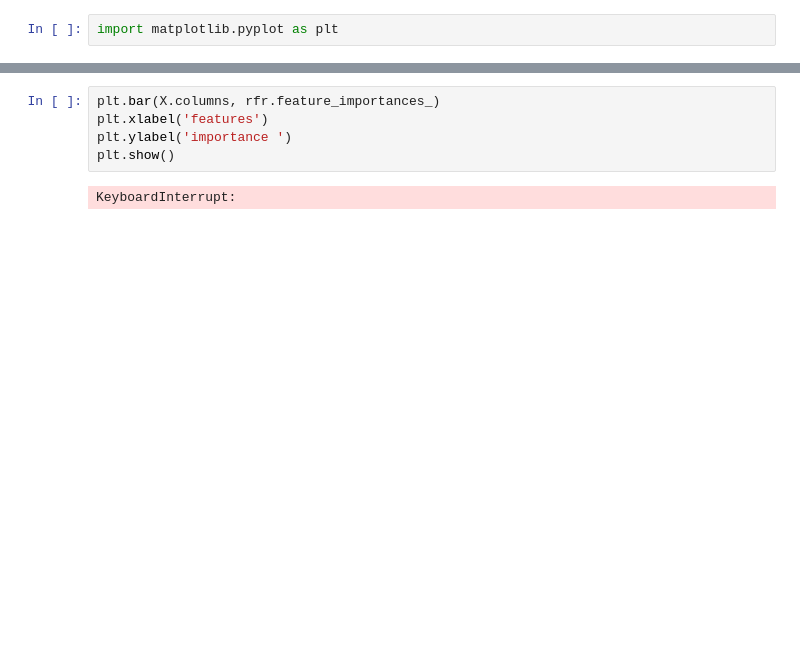
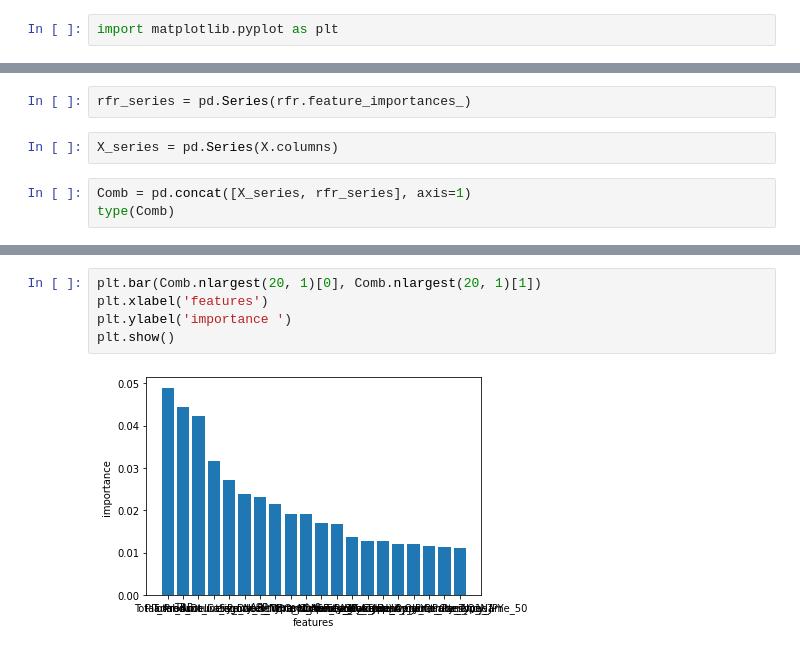
Before and after one commit to Fiuba-Big-Data-Analytics/Fiuba-Big-Data-Analytics-TPs, a Jupyter notebook: Tp 2/Modelos/210216-2-entrenam-cv-pred.ipynb, the cells around one changed output, grey strips where cells are left out. Drawn from its saved outputs; the diff is of its cells as text; blank space fills up the shorter version.

```diff
--- a/Tp 2/Modelos/210216-2-entrenam-cv-pred.ipynb
+++ b/Tp 2/Modelos/210216-2-entrenam-cv-pred.ipynb
@@ -171,0 +165,7 @@ score
+# %%
+rfr_series = pd.Series(rfr.feature_importances_)
+# %%
+X_series = pd.Series(X.columns)
+# %%
+Comb = pd.concat([X_series, rfr_series], axis=1)
+type(Comb)
@@ -172,7 +194,7 @@ score
 # %%
-plt.bar(X.columns, rfr.feature_importances_)
+plt.bar(Comb.nlargest(20, 1)[0], Comb.nlargest(20, 1)[1])
 plt.xlabel('features')
 plt.ylabel('importance ')
 plt.show()
 # %% [output]
-KeyboardInterrupt:
+[figure, added]
```
Also changed, not shown: parts of 15 cells of this notebook, 2 other files.
